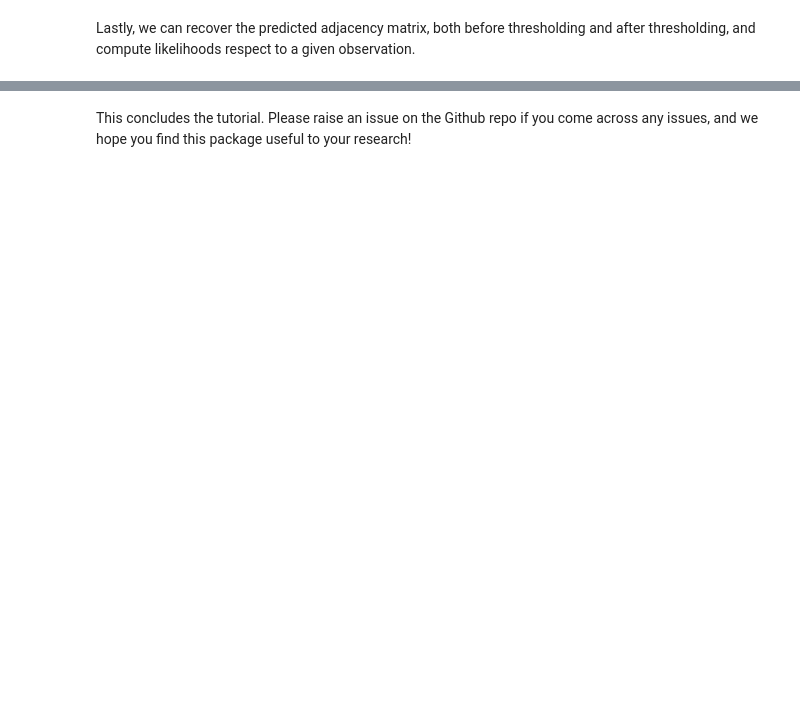
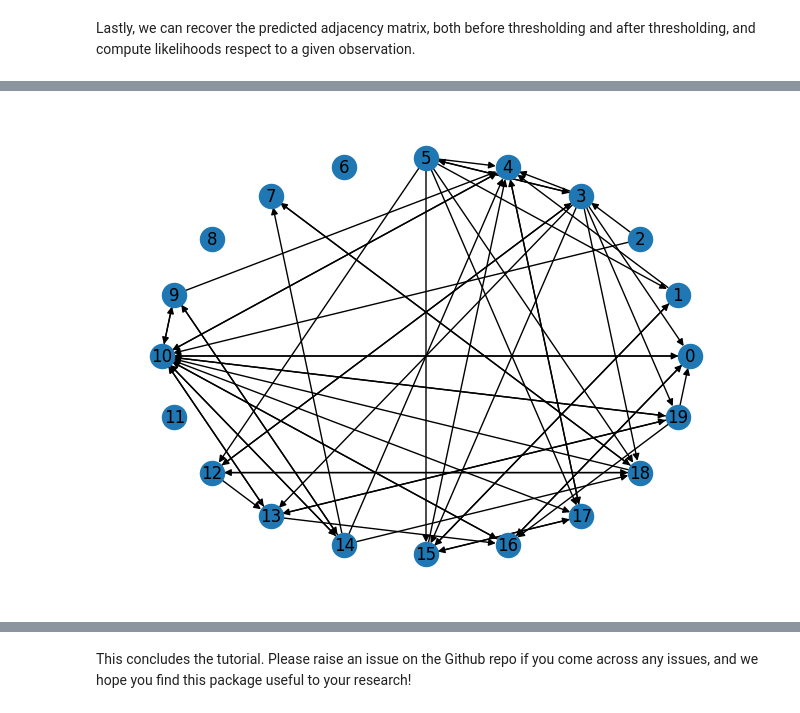
Before and after one commit to azizilab/sdcd, a Jupyter notebook: tutorials/SDCD_basic_usage.ipynb, the cells around one changed output, grey strips where cells are left out. Drawn from its saved outputs; the diff is of its cells as text; code cells hidden in the pictures; blank space fills up the shorter version.

Commit message:
add networkx fig

```diff
--- a/tutorials/SDCD_basic_usage.ipynb
+++ b/tutorials/SDCD_basic_usage.ipynb
@@ -106 +106,8 @@ print(adj_matrix)
+# %%
+# We can visualize the graph with the networkx package
+import networkx as nx
+G = nx.from_numpy_array(adj_matrix, create_using=nx.DiGraph())
+nx.draw_circular(G, with_labels=True)
+# %% [output]
+[figure, added]
 # %%
```
Also changed, not shown: parts of 5 cells of this notebook.
